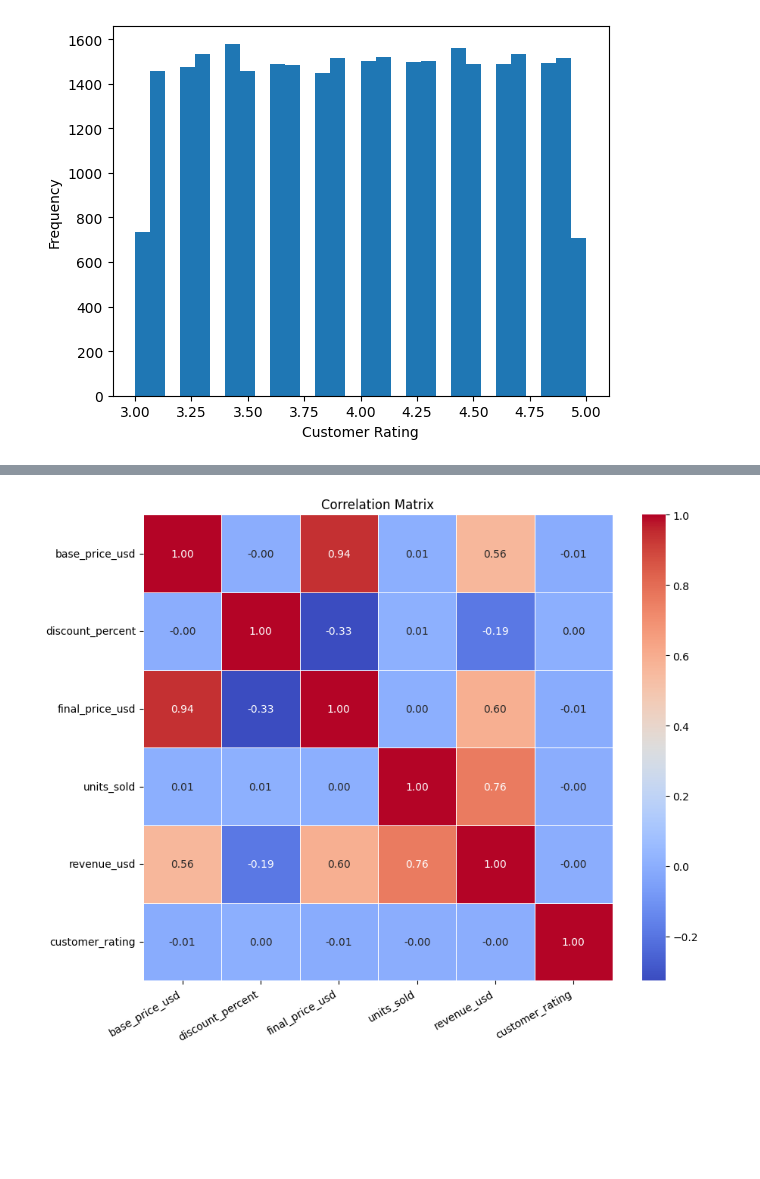
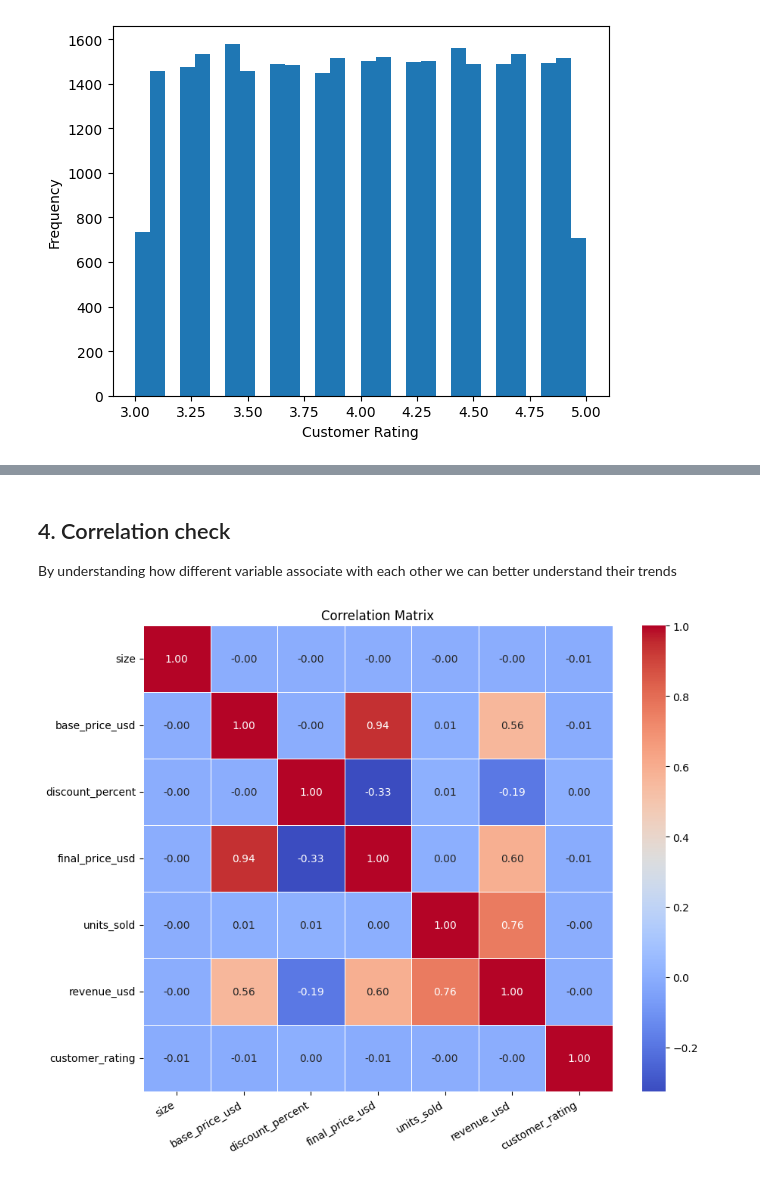
Before and after one commit to MrBigJupiter/Footwear_Sales_Analysis_2018_2026, a Jupyter notebook: Footwear Sales Analysis 2018/Jupyter Notebooks/eda.ipynb, the cells around one changed output, grey strips where cells are left out. Cells and saved outputs as stored; diff of their text form; code cells hidden in the pictures; blank space fills up the shorter version.

```diff
--- a/Footwear Sales Analysis 2018/Jupyter Notebooks/eda.ipynb
+++ b/Footwear Sales Analysis 2018/Jupyter Notebooks/eda.ipynb
@@ -206,17 +211,20 @@ df_sales.sample(5)
+# %% [markdown]
+## 4. Correlation check
+By understanding how different variable associate with each other we can better understand their trends
 # %%
-# Import the seaborn package
 import seaborn as sns
 
-column_of_interest = ['base_price_usd', 'discount_percent', 'final_price_usd', 'units_sold', 'revenue_usd', 'customer_rating']
+# Only check the contious variables first
+column_of_interest = ['size', 'base_price_usd', 'discount_percent', 'final_price_usd', 'units_sold', 'revenue_usd', 'customer_rating']
 
 # Calculate the matrix
 correlation_matrix = df_sales[column_of_interest].corr()
 
 # Display it on a seaborn heatmap
 plt.figure(figsize=(10, 8))
 sns.heatmap(correlation_matrix, annot=True, cmap='coolwarm', fmt=".2f", linewidths=.5)
 plt.title('Correlation Matrix')
 plt.xticks(rotation=30, ha='right')
 plt.show()
 # %% [output]
-[figure, old version]
+[figure, new version]
```
Also changed, not shown: parts of 9 cells of this notebook.
